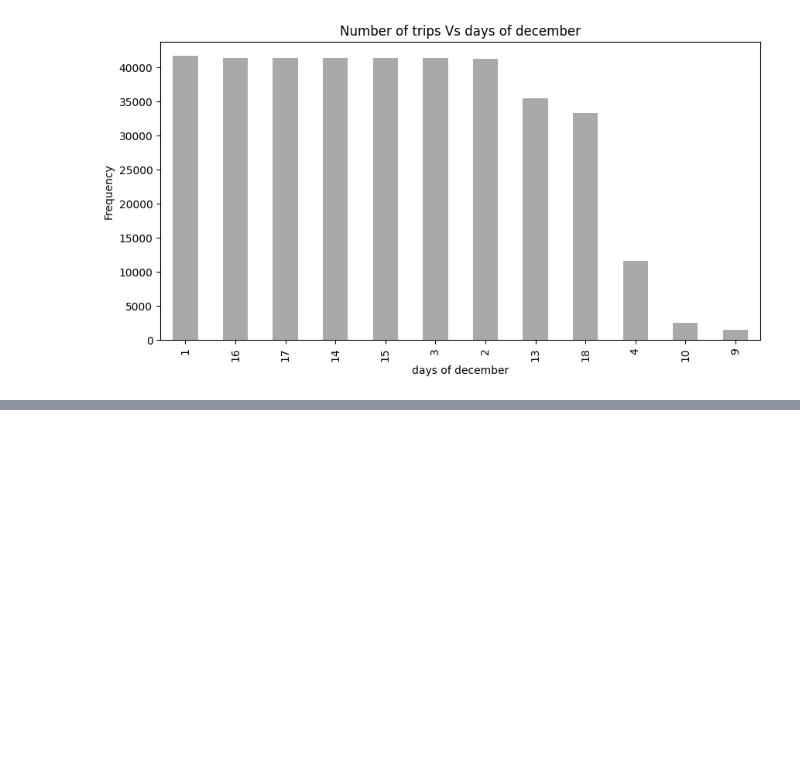
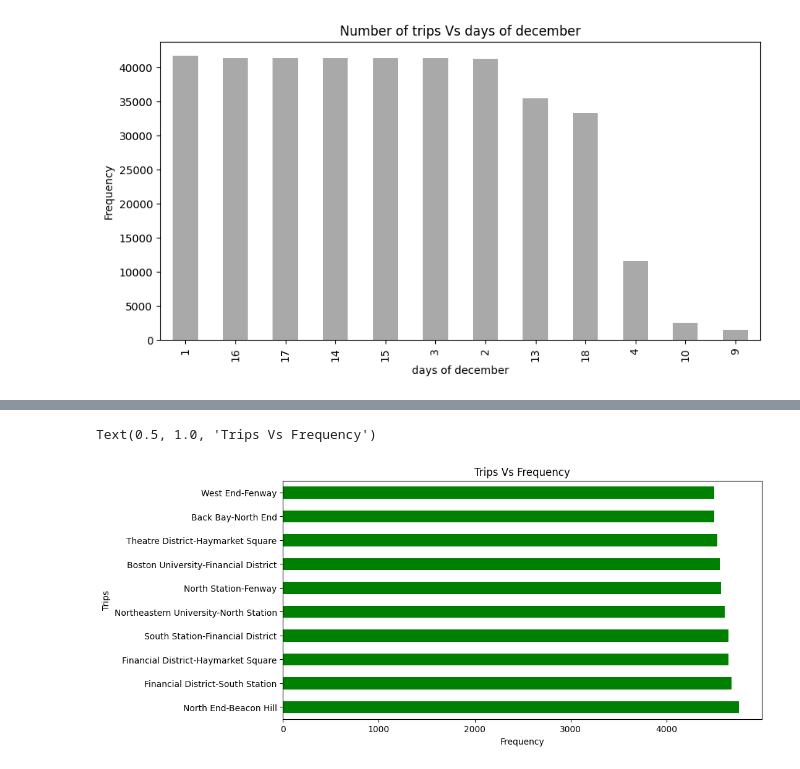
Before and after one commit to adarshkhub/Uber_Analysis, a Jupyter notebook: UberAnalysisProj.ipynb, the cells around one changed output, grey strips where cells are left out. Saved outputs shown, nothing was run; the diff lists cells and outputs as text; code cells hidden in the pictures; blank space fills up the shorter version.

```diff
--- a/UberAnalysisProj.ipynb
+++ b/UberAnalysisProj.ipynb
@@ -233,0 +252,10 @@ Text(0.5, 1.0, 'Number of trips Vs days of december')
+# %%
+trips = data['source']+'-'+data['destination']
+trips = trips.value_counts().nlargest(10)
+trips.plot(kind='barh',color='green',figsize=(10,5))
+plt.xlabel('Frequency')
+plt.ylabel('Trips')
+plt.title('Trips Vs Frequency')
+# %% [output]
+Text(0.5, 1.0, 'Trips Vs Frequency')
+[figure, added]
```
Also changed, not shown: parts of 4 cells of this notebook.
